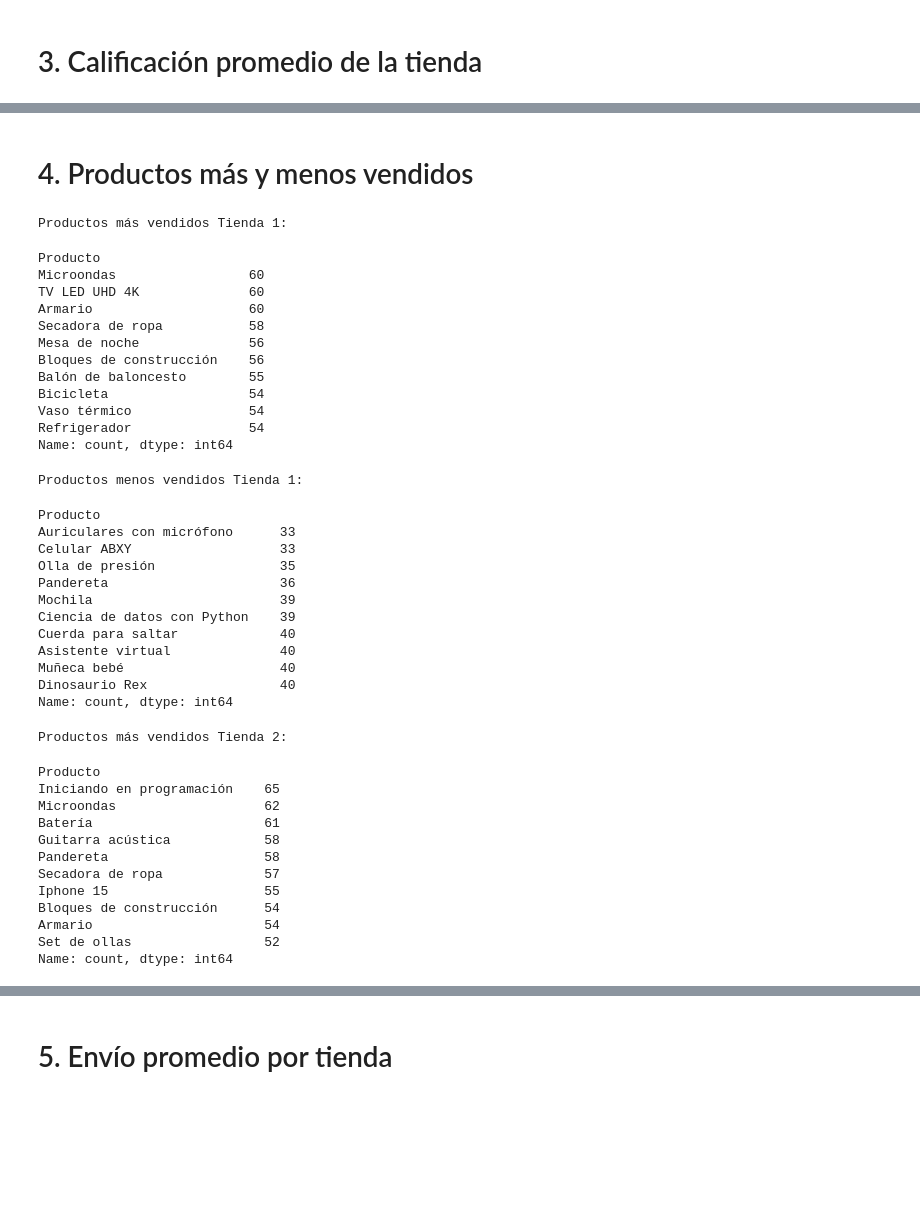
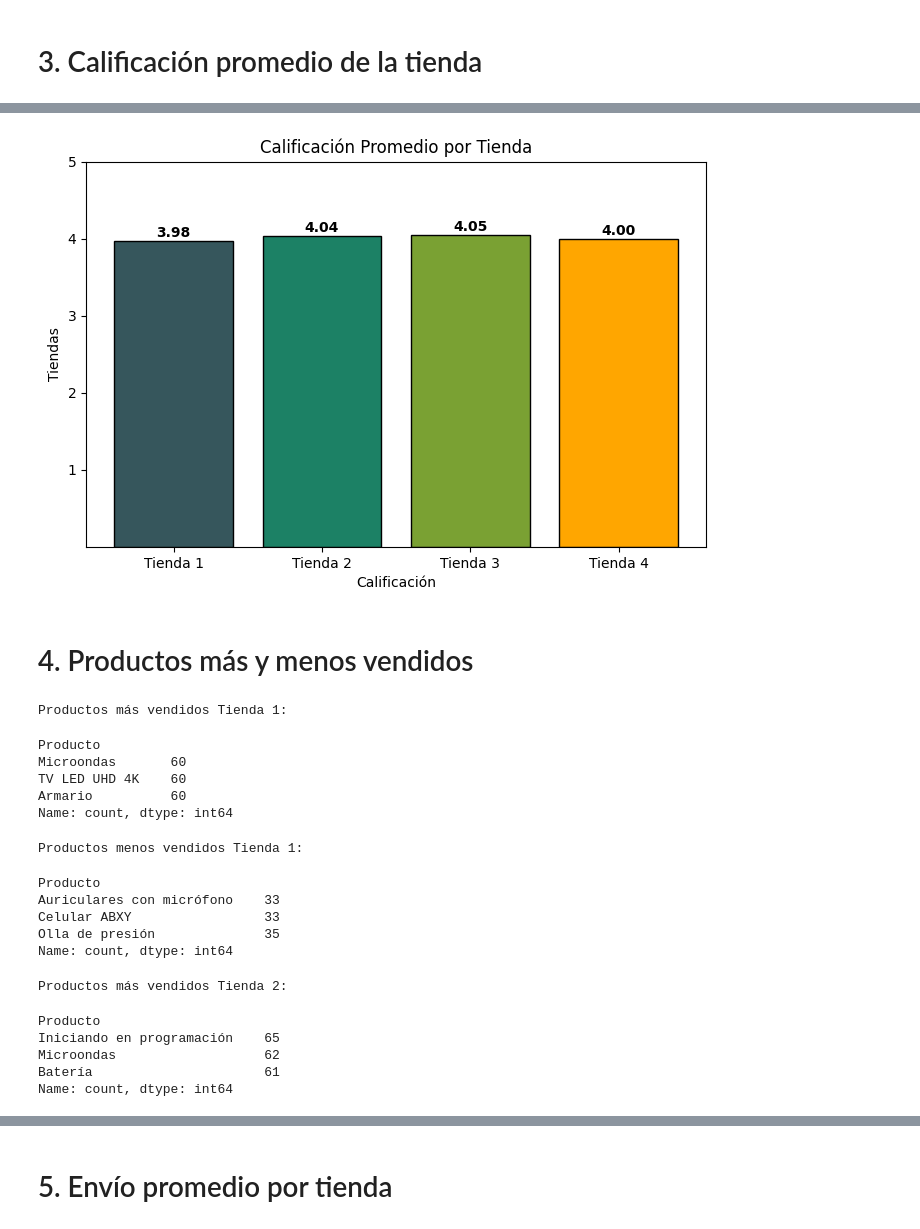
Before and after one commit to IsaiasRVH2/Challenge-Alura-Store, a Jupyter notebook: AluraStoreLatam.ipynb, the cells around one changed output, grey strips where cells are left out. Cells and saved outputs as stored; diff of their text form; code cells hidden in the pictures; blank space fills up the shorter version.

```diff
--- a/AluraStoreLatam.ipynb
+++ b/AluraStoreLatam.ipynb
@@ -246,3 +223,22 @@ Satisfacción Tienda 4: 4.00
+# %%
+satisfaccion_tienda = tienda['Calificación'].mean()
+satisfaccion_tienda2 = tienda2['Calificación'].mean()
+satisfaccion_tienda3 = tienda3['Calificación'].mean()
+satisfaccion_tienda4 = tienda4['Calificación'].mean()
+satisfaccion = [satisfaccion_tienda, satisfaccion_tienda2, satisfaccion_tienda3, satisfaccion_tienda4]
+
+plt.figure(figsize=(8,5))
+plt.bar(["Tienda 1", "Tienda 2", "Tienda 3", "Tienda 4"], satisfaccion, color=colors, edgecolor='black')
+
+plt.xlabel('Calificación')
+plt.ylabel('Tiendas')
+plt.title('Calificación Promedio por Tienda')
+plt.yticks([1, 2, 3, 4, 5])
+
+for i, v in enumerate(satisfaccion):
+    plt.text(i, v + 0.05, f"{v:.2f}", ha='center', fontweight='bold')
+# %% [output]
+[figure, added]
 # %% [markdown]
 # 4. Productos más y menos vendidos
 # %%
@@ -252,54 +248,33 @@ ventas_por_producto_tienda3 = tienda3.Producto.value_counts()
 ventas_por_producto_tienda4 = tienda4.Producto.value_counts()
 # %%
 print("Productos más vendidos Tienda 1:")
-ventas_por_producto_tienda.sort_values(ascending=False).head(10)
+ventas_por_producto_tienda.sort_values(ascending=False).head(3)
 # %% [output]
 Productos más vendidos Tienda 1:
 Producto
-Microondas                 60
-TV LED UHD 4K              60
-Armario                    60
-Secadora de ropa           58
-Mesa de noche              56
-Bloques de construcción    56
-Balón de baloncesto        55
-Bicicleta                  54
-Vaso térmico               54
-Refrigerador               54
+Microondas       60
+TV LED UHD 4K    60
+Armario          60
 Name: count, dtype: int64
 # %%
 print("Productos menos vendidos Tienda 1:")
-ventas_por_producto_tienda.sort_values(ascending=True).head(10)
+ventas_por_producto_tienda.sort_values(ascending=True).head(3)
 # %% [output]
 Productos menos vendidos Tienda 1:
 Producto
-Auriculares con micrófono      33
-Celular ABXY                   33
-Olla de presión                35
-Pandereta                      36
-Mochila                        39
-Ciencia de datos con Python    39
-Cuerda para saltar             40
-Asistente virtual              40
-Muñeca bebé                    40
-Dinosaurio Rex                 40
+Auriculares con micrófono    33
+Celular ABXY                 33
+Olla de presión              35
 Name: count, dtype: int64
 # %%
 print("Productos más vendidos Tienda 2:")
-ventas_por_producto_tienda2.sort_values(ascending=False).head(10)
+ventas_por_producto_tienda2.sort_values(ascending=False).head(3)
 # %% [output]
 Productos más vendidos Tienda 2:
 Producto
 Iniciando en programación    65
 Microondas                   62
 Batería                      61
-Guitarra acústica            58
-Pandereta                    58
-Secadora de ropa             57
-Iphone 15                    55
-Bloques de construcción      54
-Armario                      54
-Set de ollas                 52
 Name: count, dtype: int64
 # %%
 print("Productos menos vendidos Tienda 2:")
```
Also changed, not shown: parts of 17 cells of this notebook.
